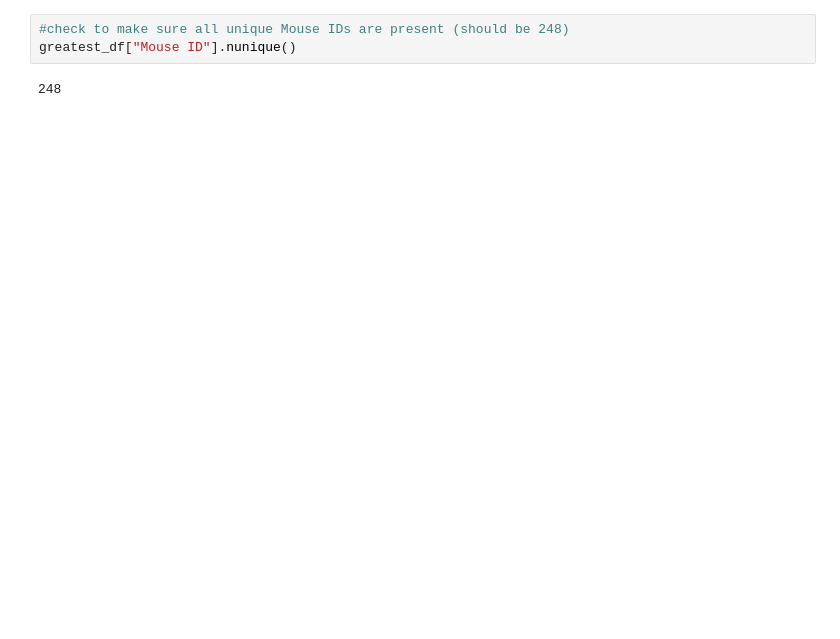
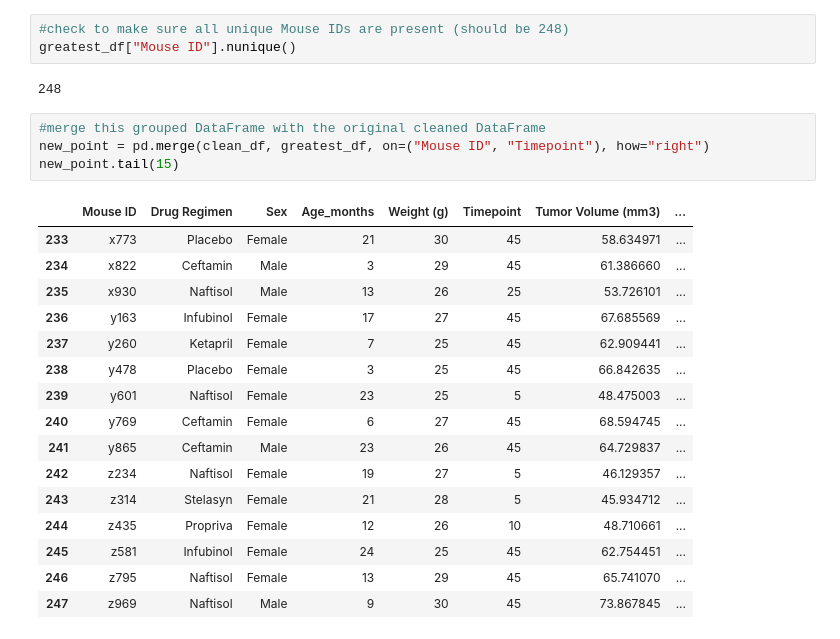
Before and after one commit to latoyawenzinger/Data-Visualization_Matplotlib, a Jupyter notebook: Mice_Treatment.ipynb, the cells around one changed output. Cells and saved outputs as stored; diff of their text form; blank space fills up the shorter version.

Commit message:
started box-and-whisker data

```diff
--- a/Mice_Treatment.ipynb
+++ b/Mice_Treatment.ipynb
@@ -205,3 +193,24 @@ greatest_df
 greatest_df["Mouse ID"].nunique()
 # %% [output]
 248
+# %%
+#merge this grouped DataFrame with the original cleaned DataFrame
+new_point = pd.merge(clean_df, greatest_df, on=("Mouse ID", "Timepoint"), how="right")
+new_point.tail(15)
+# %% [output]
+|  | Mouse ID | Drug Regimen | Sex | Age_months | Weight (g) | Timepoint | Tumor Volume (mm3) | ... |
+| 233 | x773 | Placebo | Female | 21 | 30 | 45 | 58.634971 | ... |
+| 234 | x822 | Ceftamin | Male | 3 | 29 | 45 | 61.386660 | ... |
+| 235 | x930 | Naftisol | Male | 13 | 26 | 25 | 53.726101 | ... |
+| 236 | y163 | Infubinol | Female | 17 | 27 | 45 | 67.685569 | ... |
+| 237 | y260 | Ketapril | Female | 7 | 25 | 45 | 62.909441 | ... |
+| 238 | y478 | Placebo | Female | 3 | 25 | 45 | 66.842635 | ... |
+| 239 | y601 | Naftisol | Female | 23 | 25 | 5 | 48.475003 | ... |
+| 240 | y769 | Ceftamin | Female | 6 | 27 | 45 | 68.594745 | ... |
+| 241 | y865 | Ceftamin | Male | 23 | 26 | 45 | 64.729837 | ... |
+| 242 | z234 | Naftisol | Female | 19 | 27 | 5 | 46.129357 | ... |
+| 243 | z314 | Stelasyn | Female | 21 | 28 | 5 | 45.934712 | ... |
+| 244 | z435 | Propriva | Female | 12 | 26 | 10 | 48.710661 | ... |
+| 245 | z581 | Infubinol | Female | 24 | 25 | 45 | 62.754451 | ... |
+| 246 | z795 | Naftisol | Female | 13 | 29 | 45 | 65.741070 | ... |
+| 247 | z969 | Naftisol | Male | 9 | 30 | 45 | 73.867845 | ... |
```
Also changed, not shown: parts of 3 cells of this notebook.
